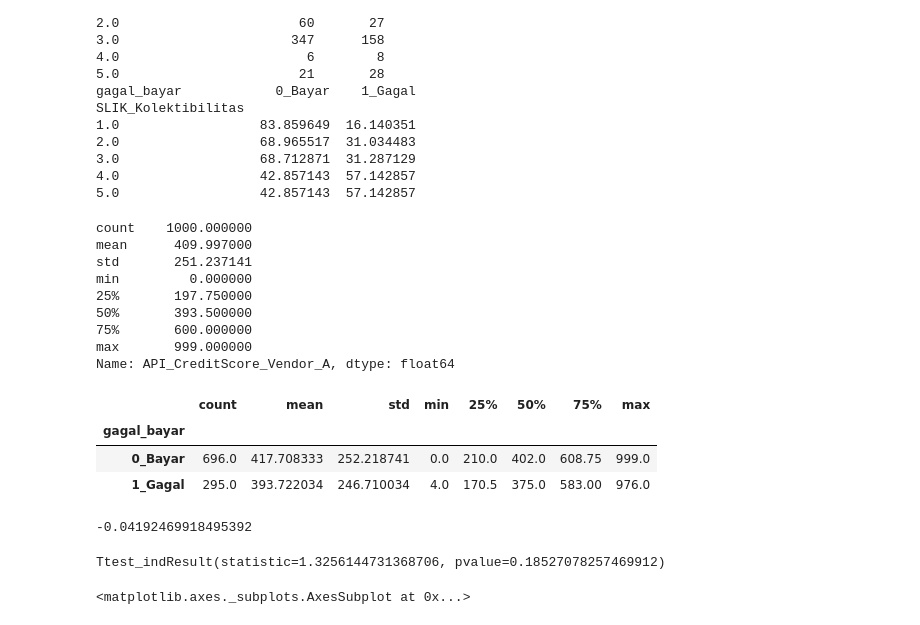
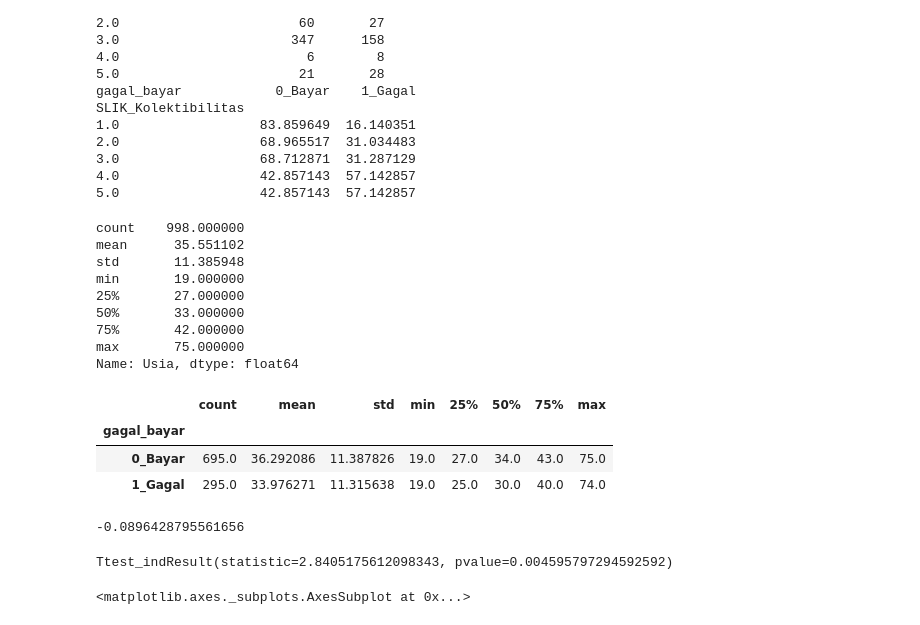
Before and after one commit to IndraLukasTjahaja/Digital_Credit_Risk, a Jupyter notebook: Bab_2_3_2_Data_Understanding.ipynb, the cells around one changed output. Drawn from its saved outputs; the diff is of its cells as text; code cells hidden in the pictures.

```diff
--- a/Bab_2_3_2_Data_Understanding.ipynb
+++ b/Bab_2_3_2_Data_Understanding.ipynb
@@ -142,27 +142,27 @@ SLIK_Kolektibilitas
 4.0                  42.857143  57.142857
 5.0                  42.857143  57.142857
 # %%
-# 2.3.2.5.3 Exploratory Data Analysis untuk API_CreditScore_Vendor_A
+# 2.3.2.5.3 Exploratory Data Analysis untuk Usia
 
-# Rangkuman statistik untuk variabel numerik API_CreditScore_Vendor_A
-print(df['API_CreditScore_Vendor_A'].describe())
+# Rangkuman statistik untuk variabel numerik Usia
+print(df['Usia'].describe())
 
-# Rangkuman statistik untuk variabel numerik API_CreditScore_Vendor_A, berdasarkan default (gagal bayar atau tidak)
-df.groupby('gagal_bayar')['API_CreditScore_Vendor_A'].describe()
+# Rangkuman statistik untuk variabel numerik Usia, berdasarkan default (gagal bayar atau tidak)
+df.groupby('gagal_bayar')['Usia'].describe()
 # %% [output]
-count    1000.000000
-mean      409.997000
-std       251.237141
-min         0.000000
-25%       197.750000
-50%       393.500000
-75%       600.000000
-max       999.000000
-Name: API_CreditScore_Vendor_A, dtype: float64
+count    998.000000
+mean      35.551102
+std       11.385948
+min       19.000000
+25%       27.000000
+50%       33.000000
+75%       42.000000
+max       75.000000
+Name: Usia, dtype: float64
 |  | count | mean | std | min | 25% | 50% | 75% | max |
 | gagal_bayar |  |  |  |  |  |  |  |  |
-| 0_Bayar | 696.0 | 417.708333 | 252.218741 | 0.0 | 210.0 | 402.0 | 608.75 | 999.0 |
-| 1_Gagal | 295.0 | 393.722034 | 246.710034 | 4.0 | 170.5 | 375.0 | 583.00 | 976.0 |
+| 0_Bayar | 695.0 | 36.292086 | 11.387826 | 19.0 | 27.0 | 34.0 | 43.0 | 75.0 |
+| 1_Gagal | 295.0 | 33.976271 | 11.315638 | 19.0 | 25.0 | 30.0 | 40.0 | 74.0 |
 # %%
 import numpy as np
 
@@ -180,18 +180,18 @@ choices     = [
 df['default'] = np.select(conditions,choices, default = 0)
 # %%
 # Menghitung korelasi antara variabel API_CreditScore_Vendor_Adengan default
-print(df['default'].corr(df['API_CreditScore_Vendor_A']))
+print(df['default'].corr(df['Usia']))
 # %% [output]
--0.04192469918495392
+-0.0896428795561656
 # %%
 from scipy import stats
 
 # Uji coba hipotesis apakah ada perbedaan nilai rata-rata variabel
 # API_CreditScore_Vendor_A dengan default (gagal bayar dan tidak gagal bayar)
-stats.ttest_ind( df[df.default == 0].API_CreditScore_Vendor_A,
-             	df[df.default == 1].API_CreditScore_Vendor_A, nan_policy='omit')
+stats.ttest_ind( df[df.default == 0].Usia,
+             	df[df.default == 1].Usia, nan_policy='omit')
 # %% [output]
-Ttest_indResult(statistic=1.3256144731368706, pvalue=0.18527078257469912)
+Ttest_indResult(statistic=2.8405175612098343, pvalue=0.004595797294592592)
 # %%
 # 2.3.2.5 Data Visualisasi
 
```
Also changed, not shown: parts of 4 cells of this notebook.
